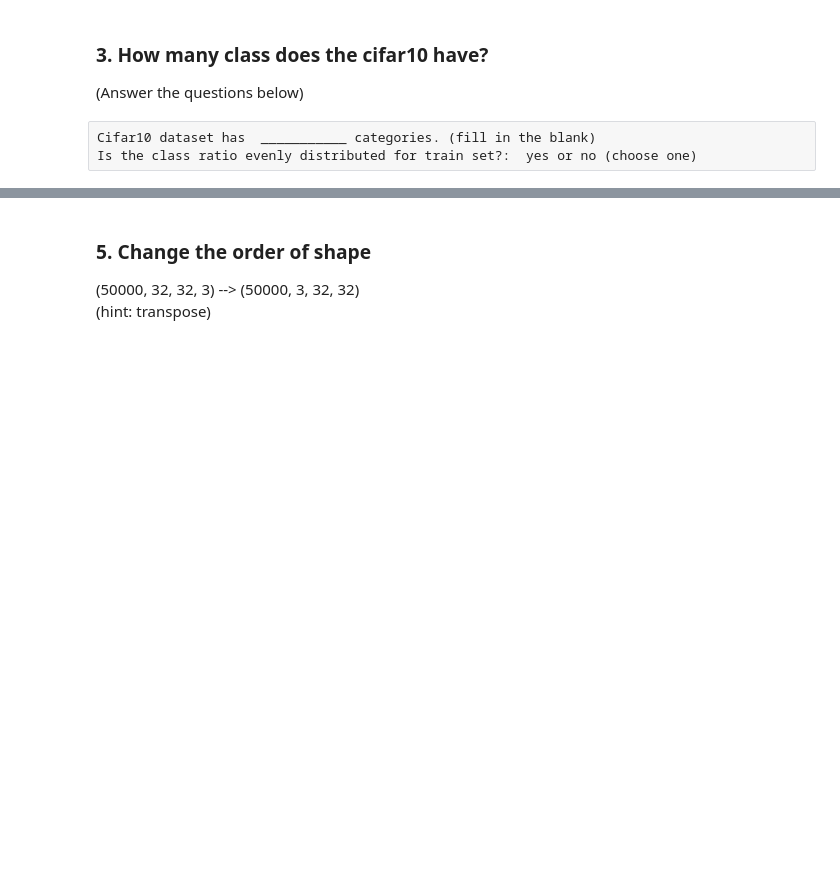
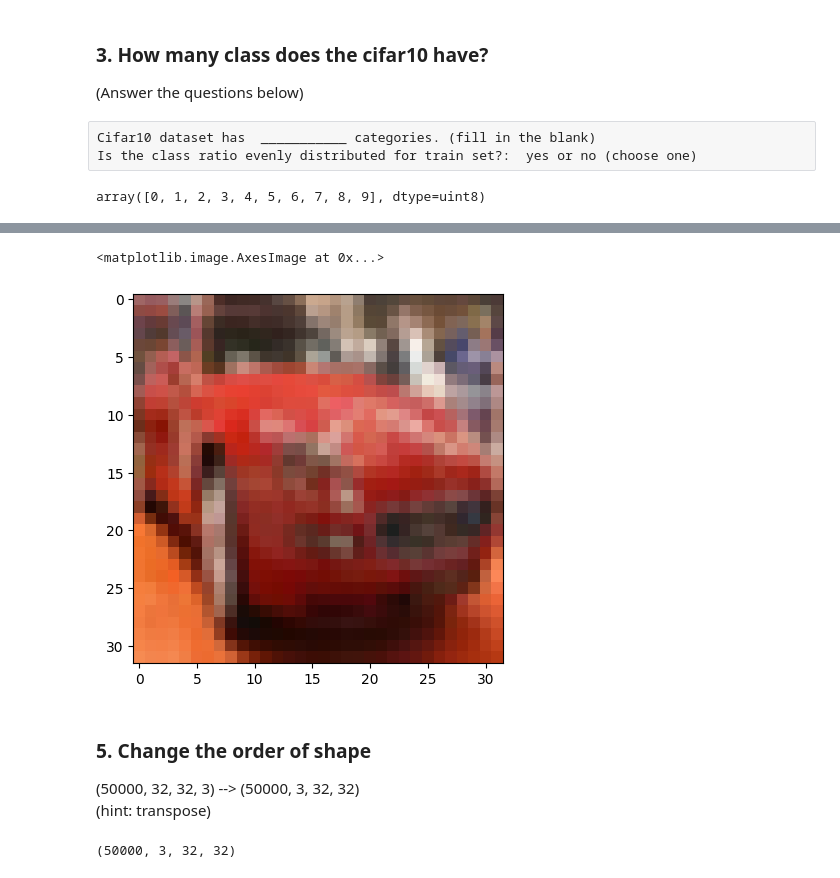
Before and after one commit to 123-41-2-3-4/-, a Jupyter notebook: 01_dataset.ipynb, the cells around one changed output, grey strips where cells are left out. Saved outputs shown, nothing was run; the diff lists cells and outputs as text; code cells hidden in the pictures; blank space fills up the shorter version.

```diff
--- a/01_dataset.ipynb
+++ b/01_dataset.ipynb
@@ -141,3 +141,5 @@ matprint(x_train[0])
 ### 1. load cifar10 small dataset
 
 (hint: keras.datasets.cifar10.load_data() )
+# %%
+cifar10_data = keras.datasets.cifar10.load_data()
@@ -147,3 +152,6 @@ matprint(x_train[0])
 # %% [raw]
 Total # of samples: ___________ (fill in the blank)
 Do x and y have the same number of samples?:  yes or no (choose one)
+# %%
+(x_train, y_train), (x_test, y_test) = cifar10_data
+x_train.shape
@@ -153,14 +169,30 @@ Do x and y have the same number of samples?:  yes or no (choose one)
 # %% [raw]
 Cifar10 dataset has  ___________ categories. (fill in the blank)
 Is the class ratio evenly distributed for train set?:  yes or no (choose one)
+# %%
+cifar_classes = np.unique(y_train)
+cifar_classes
+# %% [output]
+array([0, 1, 2, 3, 4, 5, 6, 7, 8, 9], dtype=uint8)
 # %% [markdown]
 ### 4. Show the 6-th sample image
 (index starts from 0, ...so )
 
 What does it look like?
 ![image.png](attachment:image.png)
+# %%
+plt.imshow(x_train[5], cmap='gray')
+# %% [output]
+<matplotlib.image.AxesImage at 0x...>
+[figure, added]
 # %% [markdown]
 ### 5. Change the order of shape
 
 (50000, 32, 32, 3) --> (50000, 3, 32, 32)
 (hint: transpose)
+# %%
+x_train.shape
+x_train_transposed = x_train.transpose(0,3,1,2)
+x_train_transposed.shape
+# %% [output]
+(50000, 3, 32, 32)
```
Also changed, not shown: parts of 4 cells of this notebook.
